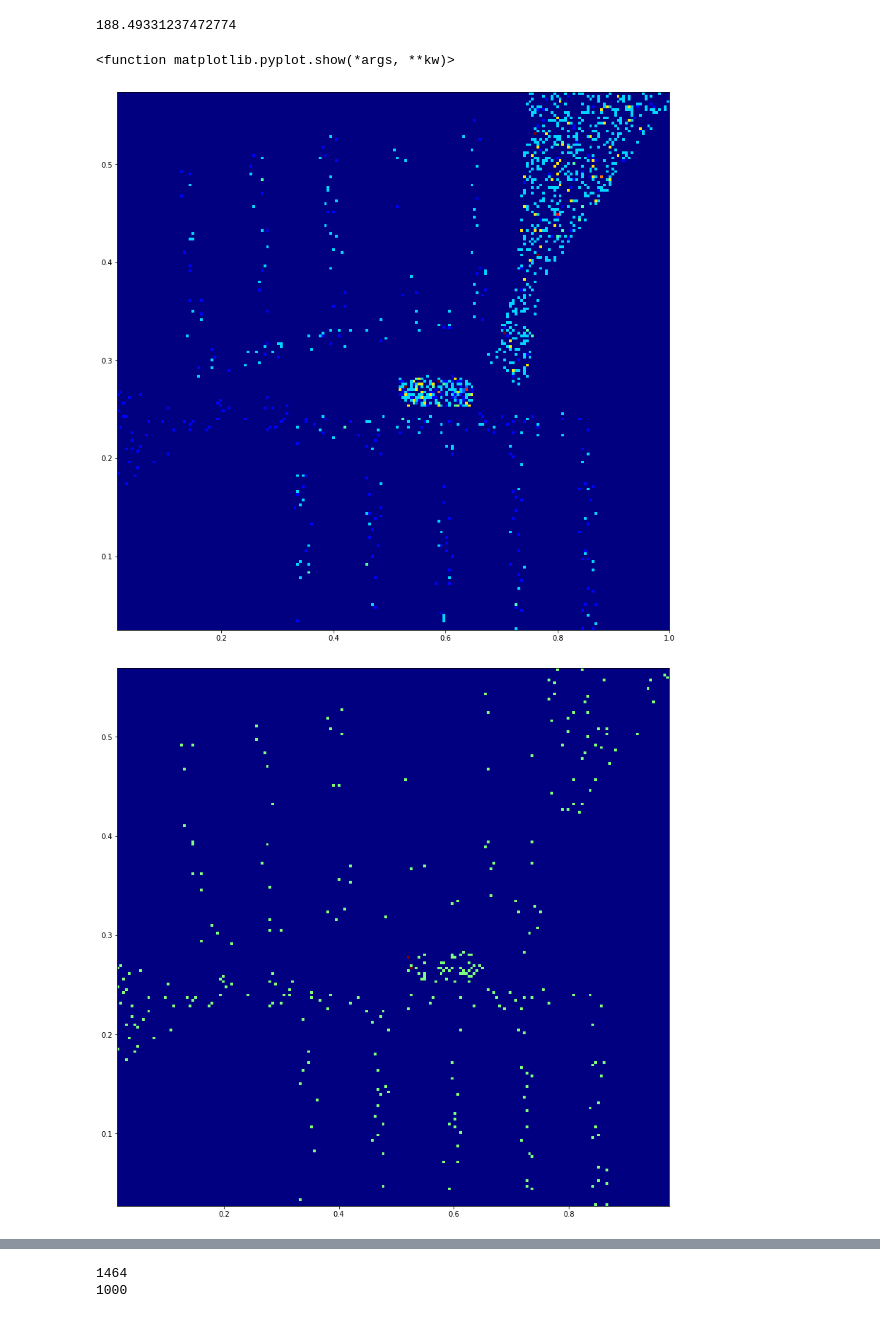
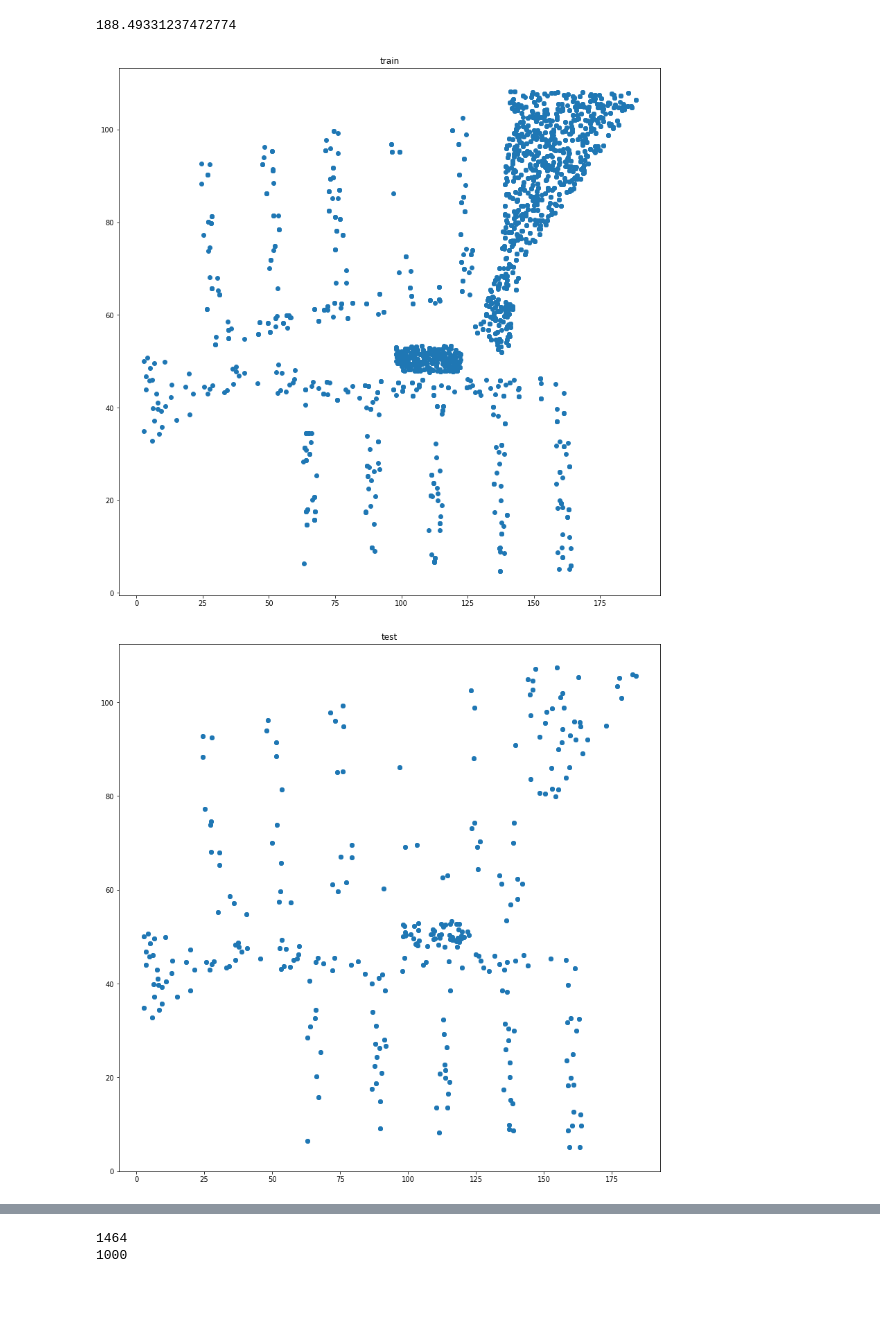
Before and after one commit to ameliescb/EX1_practikum_crowd_modelling, a Jupyter notebook: Exercise 4/task4.ipynb, the cells around one changed output, grey strips where cells are left out. Saved outputs shown, nothing was run; the diff lists cells and outputs as text; code cells hidden in the pictures.

Commit message:
fix scatter plots of input data

```diff
--- a/Exercise 4/task4.ipynb
+++ b/Exercise 4/task4.ipynb
@@ -27,13 +27,16 @@ test_set /= max
 188.49331237472774
 # %%
 plt.figure(figsize = (14, 14))
-plt.hist2d((train_set)[:,0], (train_set)[:,1], bins=(200, 200), cmap=plt.cm.jet)
-plt.show
+plt.scatter((train_set*max)[:,0], (train_set*max)[:,1])
+plt.title("train")
+
+plt.show()
 
 plt.figure(figsize = (14, 14))
-plt.hist2d((test_set)[:,0], (test_set)[:,1], bins=(200, 200), cmap=plt.cm.jet)
-plt.show
+plt.scatter((test_set*max)[:,0], (test_set*max)[:,1])
+plt.title("test")
+
+plt.show()
 # %% [output]
-<function matplotlib.pyplot.show(*args, **kw)>
-[figure, old version]
+[figure, new version]
-[figure, old version]
+[figure, new version]
```
Also changed, not shown: parts of 4 cells of this notebook.
